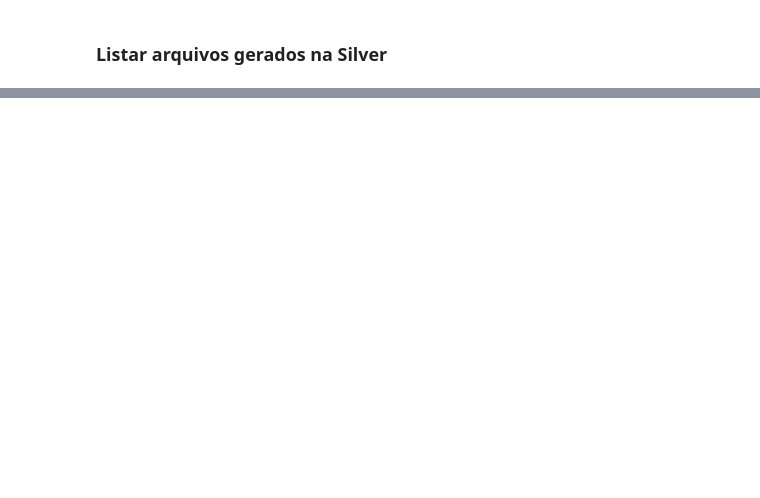
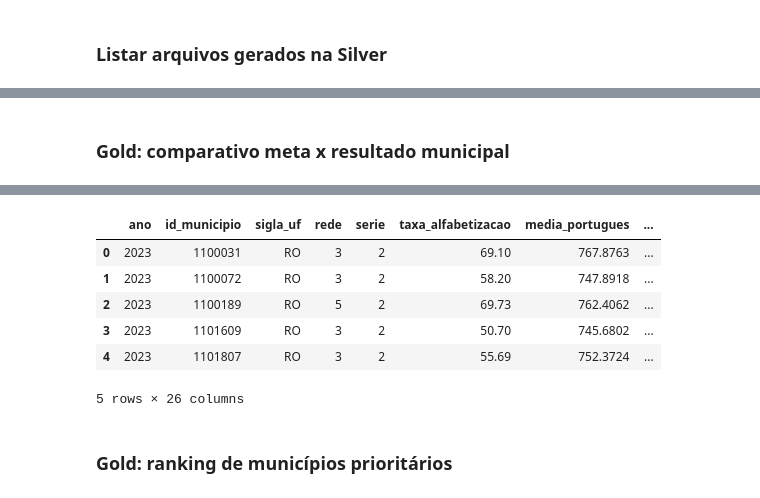
Before and after one commit to acorrea79/techchallenge-fase2-pipeline-alfabetizacao, a Jupyter notebook: notebooks/pipeline_alfabetizacao.ipynb, the cells around one changed output, grey strips where cells are left out. Drawn from its saved outputs; the diff is of its cells as text; code cells hidden in the pictures; blank space fills up the shorter version.

```diff
--- a/notebooks/pipeline_alfabetizacao.ipynb
+++ b/notebooks/pipeline_alfabetizacao.ipynb
@@ -1100,0 +1693,53 @@ write_log(
+# %% [markdown]
+### Gold: comparativo meta x resultado municipal
+# %%
+# Gold 2: Comparativo entre resultado municipal e metas
+
+selected_columns = [
+    "ano",
+    "id_municipio",
+    "sigla_uf",
+    "rede",
+    "serie",
+    "taxa_alfabetizacao",
+    "media_portugues",
+    "meta_referencia",
+    "ano_meta_referencia",
+    "distancia_meta_pontos",
+    "status_meta",
+    "meta_alfabetizacao_2024",
+    "meta_alfabetizacao_2025",
+    "meta_alfabetizacao_2026",
+    "meta_alfabetizacao_2027",
+    "meta_alfabetizacao_2028",
+    "meta_alfabetizacao_2029",
+    "meta_alfabetizacao_2030",
+    "distancia_meta_2030_pontos",
+    "percentual_participacao_meta",
+    "nivel_alfabetizacao",
+    "total_alunos",
+    "media_proficiencia",
+]
+
+available_columns = [col for col in selected_columns if col in df_gold_indicador_municipio.columns]
+
+df_gold_comparativo_municipio = df_gold_indicador_municipio[available_columns].copy()
+df_gold_comparativo_municipio = add_gold_metadata(
+    df_gold_comparativo_municipio,
+    "gold_comparativo_meta_resultado_municipio"
+)
+
+validate_gold_dataset(
+    df_gold_comparativo_municipio,
+    "gold_comparativo_meta_resultado_municipio",
+    ["ano", "id_municipio", "rede", "taxa_alfabetizacao", "status_meta"]
+)
+
+save_gold_dataset(
+    df_gold_comparativo_municipio,
+    "gold_comparativo_meta_resultado_municipio.parquet",
+    "Comparativo entre taxa de alfabetização municipal e metas de referência"
+)
+
+display(df_gold_comparativo_municipio.head())
+# %% [output]
@@ -1100,0 +1747,9 @@ write_log(
+|  | ano | id_municipio | sigla_uf | rede | serie | taxa_alfabetizacao | media_portugues | ... |
+| 0 | 2023 | 1100031 | RO | 3 | 2 | 69.10 | 767.8763 | ... |
+| 1 | 2023 | 1100072 | RO | 3 | 2 | 58.20 | 747.8918 | ... |
+| 2 | 2023 | 1100189 | RO | 5 | 2 | 69.73 | 762.4062 | ... |
+| 3 | 2023 | 1101609 | RO | 3 | 2 | 50.70 | 745.6802 | ... |
+| 4 | 2023 | 1101807 | RO | 3 | 2 | 55.69 | 752.3724 | ... |
+5 rows × 26 columns
+# %% [markdown]
+### Gold: ranking de municípios prioritários
```
Also changed, not shown: parts of 54 cells of this notebook.
